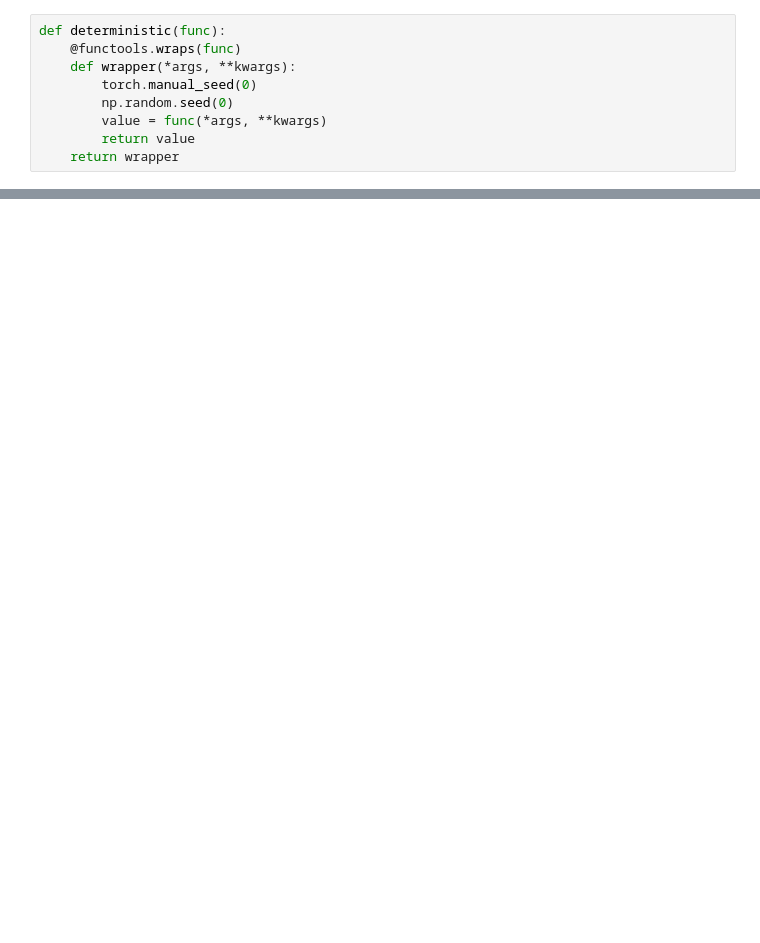
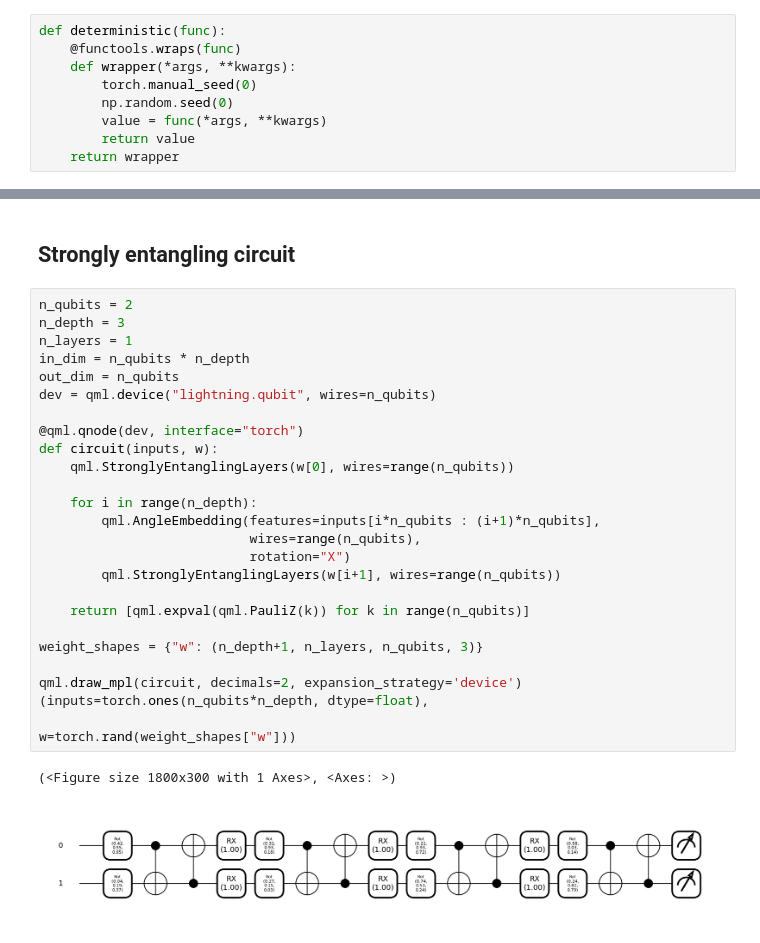
Before and after one commit to sedykh-ag/kovasznay, a Jupyter notebook: sandbox/q_approx_2D.ipynb, the cells around one changed output, grey strips where cells are left out. Saved outputs shown, nothing was run; the diff lists cells and outputs as text; blank space fills up the shorter version.

```diff
--- a/sandbox/q_approx_2D.ipynb
+++ b/sandbox/q_approx_2D.ipynb
@@ -59,3 +52,32 @@ qml.draw_mpl(circuit, decimals=2, expansion_strategy='device')(inputs=torch.aran
+# %% [markdown]
+## Strongly entangling circuit
+# %%
+n_qubits = 2
+n_depth = 3
+n_layers = 1
+in_dim = n_qubits * n_depth
+out_dim = n_qubits
+dev = qml.device("lightning.qubit", wires=n_qubits)
+
+@qml.qnode(dev, interface="torch")
+def circuit(inputs, w):
+    qml.StronglyEntanglingLayers(w[0], wires=range(n_qubits))
+
+    for i in range(n_depth):
+        qml.AngleEmbedding(features=inputs[i*n_qubits : (i+1)*n_qubits],
+                           wires=range(n_qubits),
+                           rotation="X")
+        qml.StronglyEntanglingLayers(w[i+1], wires=range(n_qubits))
+
+    return [qml.expval(qml.PauliZ(k)) for k in range(n_qubits)]
+
+weight_shapes = {"w": (n_depth+1, n_layers, n_qubits, 3)}
+
+qml.draw_mpl(circuit, decimals=2, expansion_strategy='device')(inputs=torch.ones(n_qubits*n_depth, dtype=float),
+                                                               w=torch.rand(weight_shapes["w"]))
+# %% [output]
+(<Figure size 1800x300 with 1 Axes>, <Axes: >)
+[figure, added]
 # %%
 class FreqNet(nn.Module):
     @deterministic
```
Also changed, not shown: parts of 18 cells of this notebook, 6 other files.
